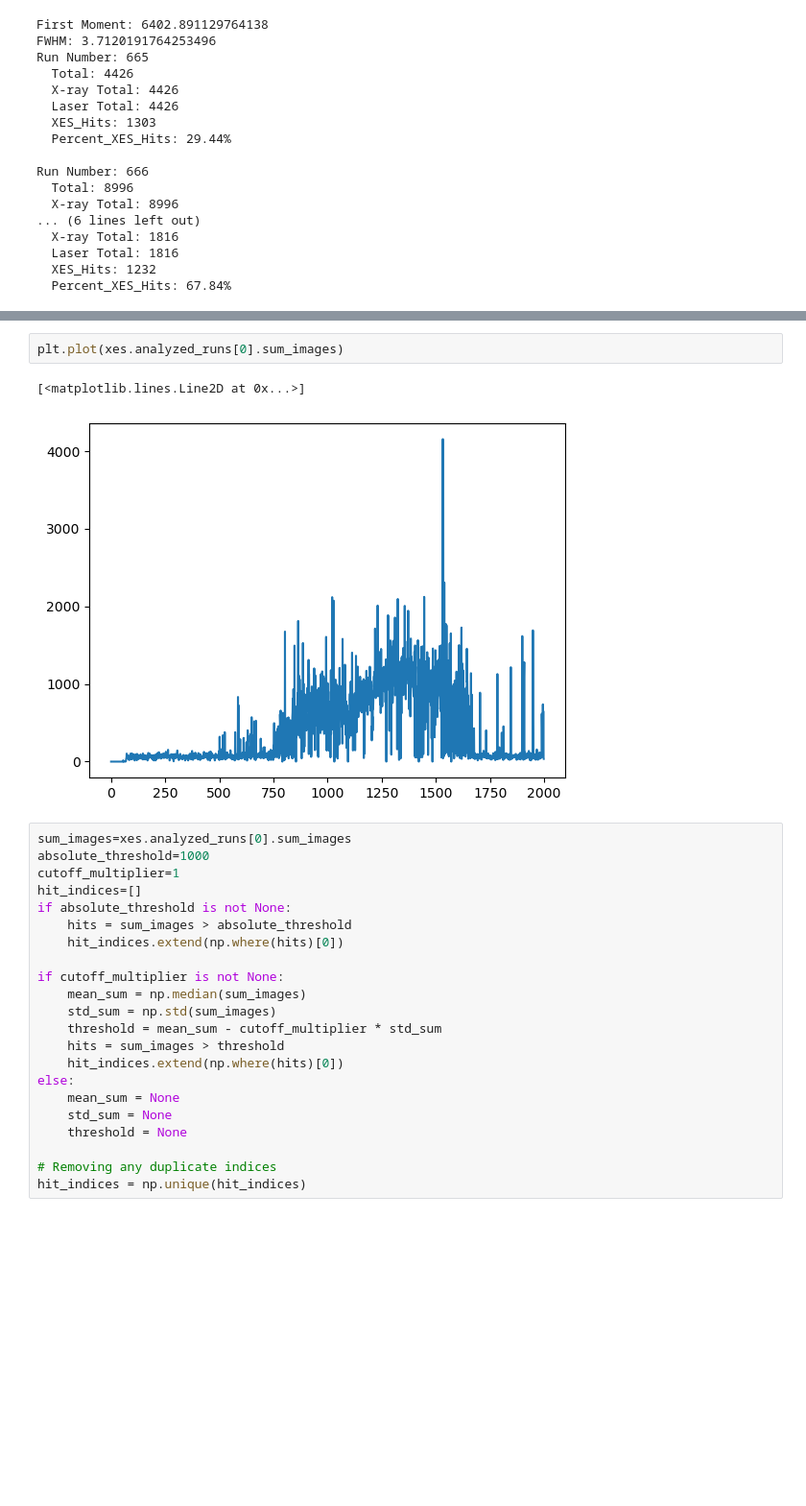
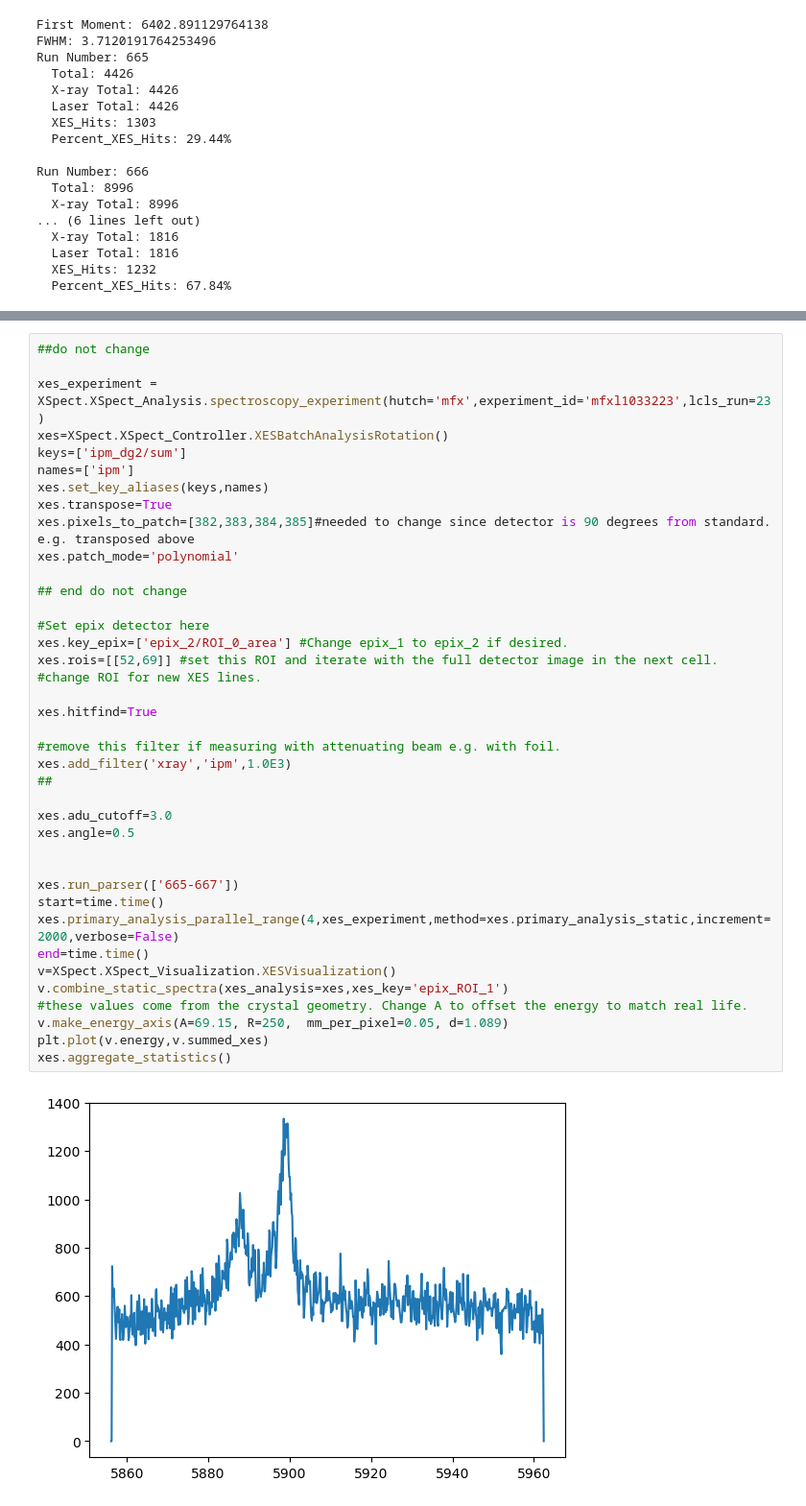
Before and after one commit to lg345/XSpect, a Jupyter notebook: XSpect_XES_mfxl1033223_CA.ipynb, the cells around one changed output, grey strips where cells are left out. Shown at 96% size. Saved outputs shown, nothing was run; the diff lists cells and outputs as text; blank space fills up the shorter version.

Commit message:
Added the manganese section for the analysis for the same set of data.

```diff
--- a/XSpect_XES_mfxl1033223_CA.ipynb
+++ b/XSpect_XES_mfxl1033223_CA.ipynb
@@ -204,28 +195,42 @@ xes.analyzed_runs[0].status
-# %%
-plt.plot(xes.analyzed_runs[0].sum_images)
-# %% [output]
-[<matplotlib.lines.Line2D at 0x...>]
-[figure, removed]
 # %%
-sum_images=xes.analyzed_runs[0].sum_images
-absolute_threshold=1000
-cutoff_multiplier=1
-hit_indices=[]
-if absolute_threshold is not None:
-    hits = sum_images > absolute_threshold
-    hit_indices.extend(np.where(hits)[0])
+##do not change
 
-if cutoff_multiplier is not None:
-    mean_sum = np.median(sum_images)
-    std_sum = np.std(sum_images)
-    threshold = mean_sum - cutoff_multiplier * std_sum
-    hits = sum_images > threshold
-    hit_indices.extend(np.where(hits)[0])
-else:
-    mean_sum = None
-    std_sum = None
-    threshold = None
+xes_experiment = XSpect.XSpect_Analysis.spectroscopy_experiment(hutch='mfx',experiment_id='mfxl1033223',lcls_run=23)
+xes=XSpect.XSpect_Controller.XESBatchAnalysisRotation()
+keys=['ipm_dg2/sum']
+names=['ipm']
+xes.set_key_aliases(keys,names)
+xes.transpose=True
+xes.pixels_to_patch=[382,383,384,385]#needed to change since detector is 90 degrees from standard. e.g. transposed above
+xes.patch_mode='polynomial'
 
-# Removing any duplicate indices
-hit_indices = np.unique(hit_indices)
+## end do not change
+
+#Set epix detector here
+xes.key_epix=['epix_2/ROI_0_area'] #Change epix_1 to epix_2 if desired.
+xes.rois=[[52,69]] #set this ROI and iterate with the full detector image in the next cell.
+#change ROI for new XES lines.
+
+xes.hitfind=True
+
+#remove this filter if measuring with attenuating beam e.g. with foil.
+xes.add_filter('xray','ipm',1.0E3)
+##
+
+xes.adu_cutoff=3.0
+xes.angle=0.5
+
+
+xes.run_parser(['665-667'])
+start=time.time()
+xes.primary_analysis_parallel_range(4,xes_experiment,method=xes.primary_analysis_static,increment=2000,verbose=False)
+end=time.time()
+v=XSpect.XSpect_Visualization.XESVisualization()
+v.combine_static_spectra(xes_analysis=xes,xes_key='epix_ROI_1')
+#these values come from the crystal geometry. Change A to offset the energy to match real life.
+v.make_energy_axis(A=69.15, R=250,  mm_per_pixel=0.05, d=1.089)
+plt.plot(v.energy,v.summed_xes)
+xes.aggregate_statistics()
+# %% [output]
+[figure, added]
 # %%
```
Also changed, not shown: parts of 16 cells of this notebook.
